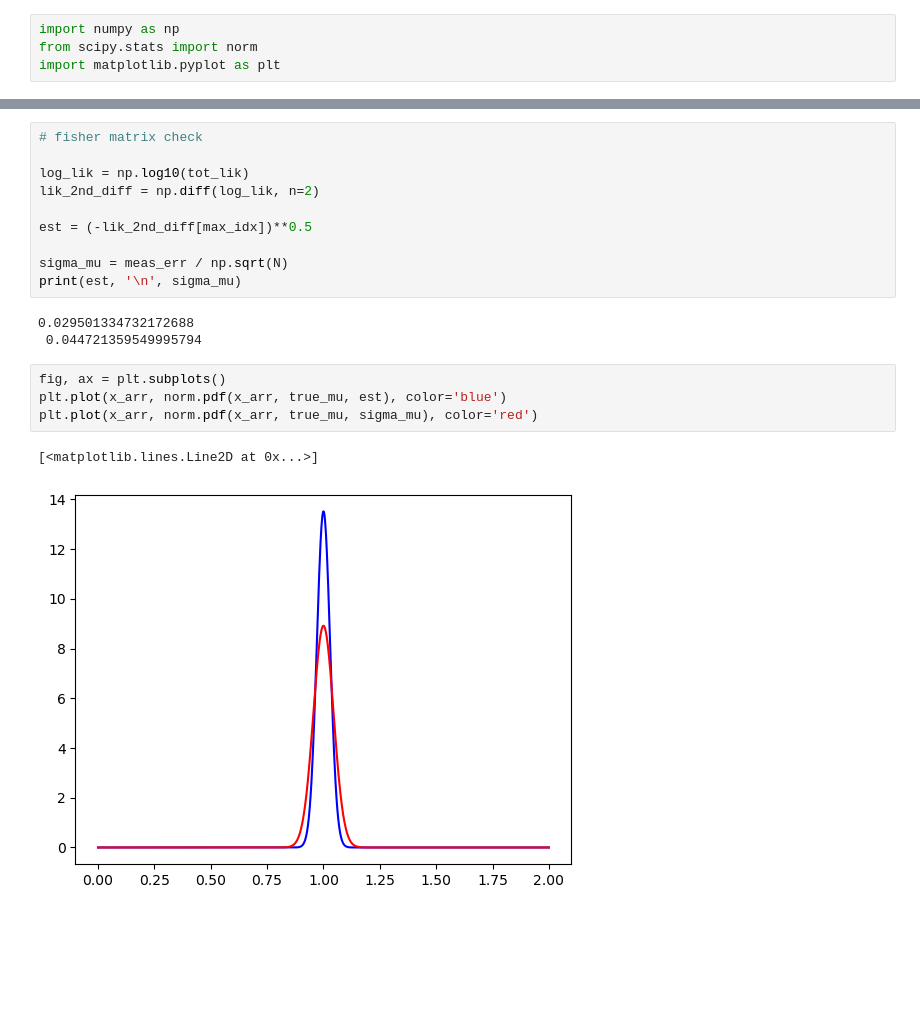
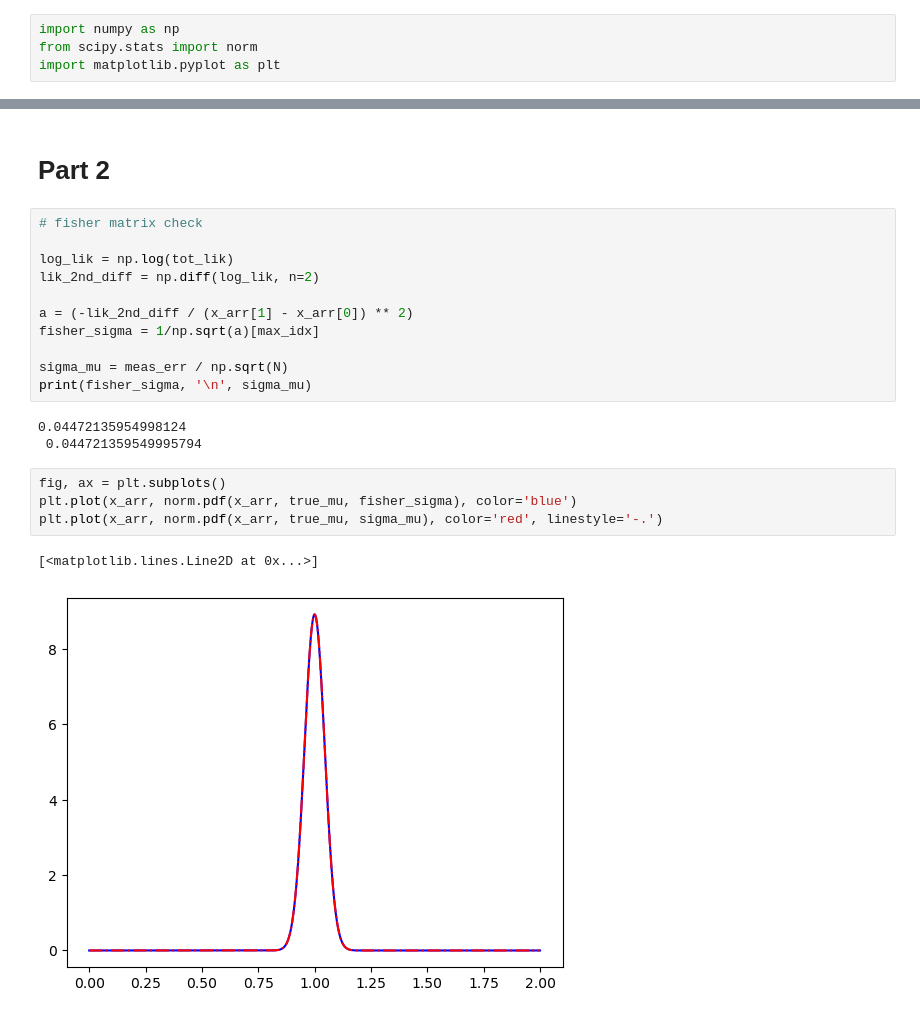
Before and after one commit to JacopoPerri/astrostatistics_bicocca_2026, a Jupyter notebook: working/Position_of_star.ipynb, the cells around one changed output, grey strips where cells are left out. Drawn from its saved outputs; the diff is of its cells as text; blank space fills up the shorter version.

```diff
--- a/working/Position_of_star.ipynb
+++ b/working/Position_of_star.ipynb
@@ -39,20 +41,23 @@ Mean:  0.9853136929144167
+# %% [markdown]
+# Part 2
 # %%
 # fisher matrix check
 
-log_lik = np.log10(tot_lik)
+log_lik = np.log(tot_lik)
 lik_2nd_diff = np.diff(log_lik, n=2)
 
-est = (-lik_2nd_diff[max_idx])**0.5
+a = (-lik_2nd_diff / (x_arr[1] - x_arr[0]) ** 2)
+fisher_sigma = 1/np.sqrt(a)[max_idx]
 
 sigma_mu = meas_err / np.sqrt(N)
-print(est, '\n', sigma_mu)
+print(fisher_sigma, '\n', sigma_mu)
 # %% [output]
-0.029501334732172688
+0.04472135954998124
  0.044721359549995794
 # %%
 fig, ax = plt.subplots()
-plt.plot(x_arr, norm.pdf(x_arr, true_mu, est), color='blue')
-plt.plot(x_arr, norm.pdf(x_arr, true_mu, sigma_mu), color='red')
+plt.plot(x_arr, norm.pdf(x_arr, true_mu, fisher_sigma), color='blue')
+plt.plot(x_arr, norm.pdf(x_arr, true_mu, sigma_mu), color='red', linestyle='-.')
 # %% [output]
 [<matplotlib.lines.Line2D at 0x...>]
-[figure, old version]
+[figure, new version]
```
Also changed, not shown: parts of 8 cells of this notebook.
